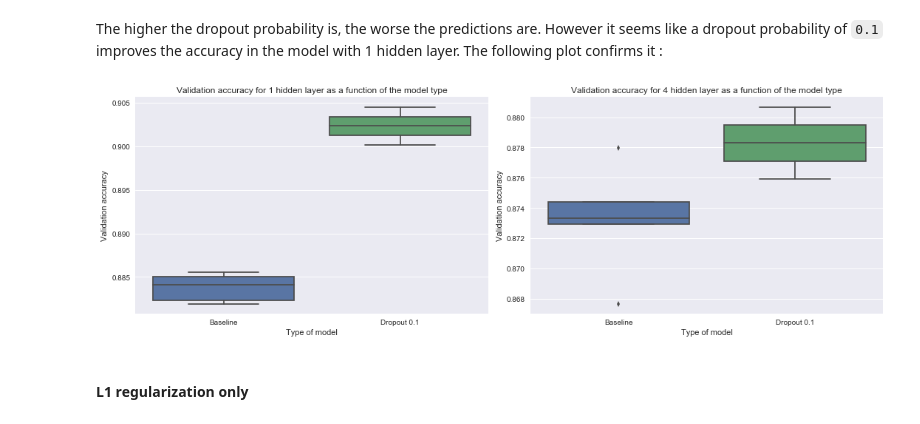
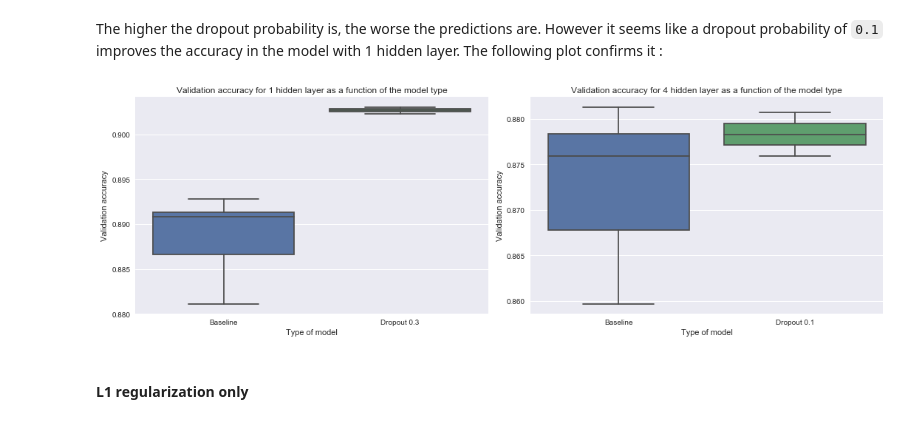
Before and after one commit to SSappy/ANN-Project-1, a Jupyter notebook: miniproject1.ipynb, the cells around one changed output. Drawn from its saved outputs; the diff is of its cells as text; code cells hidden in the pictures.

```diff
--- a/miniproject1.ipynb
+++ b/miniproject1.ipynb
@@ -1104,11 +1104,11 @@ from keras.regularizers import l1_l2
 Model with 1 hidden layer
 """
 
-def create_model1(bn=False, dropout=0, l1=0, l2=0):
+def create_model1(bn=False, dropout=0, l1_rate=0, l2_rate=0):
     reg = None
-    if l1 > 0 and l2 > 0: reg = l1_l2((l1 + l2)/2)
-    elif l1 > 0: reg = l1(l1)
-    elif l2 > 0: reg = l2(l2)
+    if l1_rate > 0 and l2_rate > 0: reg = l1_l2((l1_rate + l2_rate)/2)
+    elif l1_rate > 0: reg = l1(l1_rate)
+    elif l2_rate > 0: reg = l2(l2_rate)
 
     model1 = Sequential()
     model1.add(Dense(N_h,
@@ -1133,11 +1133,11 @@ def create_model1(bn=False, dropout=0, l1=0, l2=0):
 Model with 4 hidden layers
 """
 
-def create_model4_bn():
+def create_model4(bn=False, dropout=0, l1_rate=0, l2_rate=0):
     reg = None
-    if l1 > 0 and l2 > 0: reg = l1_l2((l1 + l2)/2)
-    elif l1 > 0: reg = l1(l1)
-    elif l2 > 0: reg = l2(l2)
+    if l1_rate > 0 and l2_rate > 0: reg = l1_l2((l1_rate + l2_rate)/2)
+    elif l1_rate > 0: reg = l1(l1_rate)
+    elif l2_rate > 0: reg = l2(l2_rate)
 
     model4 = Sequential()
     model4.add(Dense(N_h_4,
@@ -1557,23 +1557,23 @@ The higher the dropout probability is, the worse the predictions are. However it
 # %%
 fig, ax = plt.subplots(1, 2, figsize=(15,5))
 
-sns.boxplot(data=[val_acc1_baseline.T, val_acc1_dropout[0].T], ax=ax[0])
+sns.boxplot(data=[val_acc1_bn.T, val_acc1_dropout[2].T], ax=ax[0])
 ax[0].set_title('Validation accuracy for 1 hidden layer as a function of the model type')
 ax[0].set_ylabel('Validation accuracy')
 ax[0].set_xlabel('Type of model')
-ax[0].set_xticklabels(['Baseline', 'Dropout 0.1'], fontsize=10)
+ax[0].set_xticklabels(['Baseline', 'Dropout 0.3'], fontsize=10)
 
-sns.boxplot(data=[val_acc4_baseline.T, val_acc4_dropout[0].T], ax=ax[1])
+sns.boxplot(data=[val_acc4_bn.T, val_acc4_dropout[0].T], ax=ax[1])
 ax[1].set_title('Validation accuracy for 4 hidden layer as a function of the model type')
 ax[1].set_ylabel('Validation accuracy')
 ax[1].set_xlabel('Type of model')
 ax[1].set_xticklabels(['Baseline', 'Dropout 0.1'], fontsize=10)
 
 plt.tight_layout()
 
 plt.show()
 # %% [output]
-[figure, old version]
+[figure, new version]
 # %% [markdown]
 #### L1 regularization only
 # %%
```
Also changed, not shown: parts of 3 cells of this notebook.
